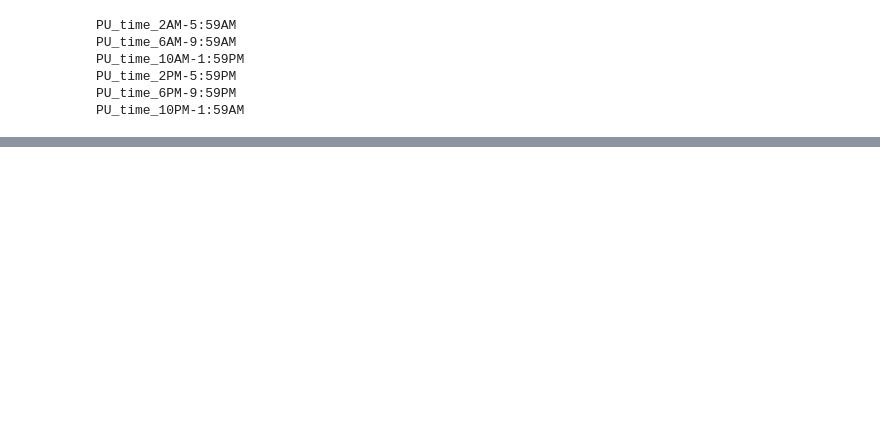
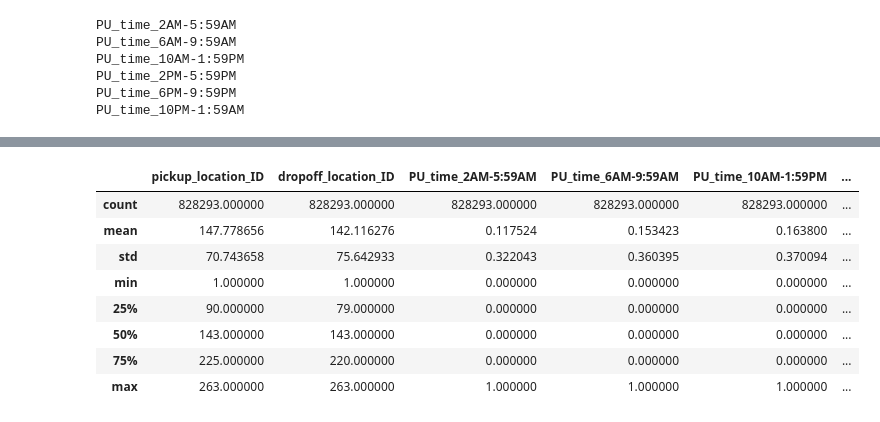
Before and after one commit to nbonaker/TaxiProject, a Jupyter notebook: Fare Prediction/fare_prediction_dataset.ipynb, the cells around one changed output, grey strips where cells are left out. Drawn from its saved outputs; the diff is of its cells as text; code cells hidden in the pictures; blank space fills up the shorter version.

```diff
--- a/Fare Prediction/fare_prediction_dataset.ipynb
+++ b/Fare Prediction/fare_prediction_dataset.ipynb
@@ -114 +179,13 @@ len(trip_avg_fare_DF.index)
+# %%
+trip_avg_fare_DF.describe()
+# %% [output]
+|  | pickup_location_ID | dropoff_location_ID | PU_time_2AM-5:59AM | PU_time_6AM-9:59AM | PU_time_10AM-1:59PM | ... |
+| count | 828293.000000 | 828293.000000 | 828293.000000 | 828293.000000 | 828293.000000 | ... |
+| mean | 147.778656 | 142.116276 | 0.117524 | 0.153423 | 0.163800 | ... |
+| std | 70.743658 | 75.642933 | 0.322043 | 0.360395 | 0.370094 | ... |
+| min | 1.000000 | 1.000000 | 0.000000 | 0.000000 | 0.000000 | ... |
+| 25% | 90.000000 | 79.000000 | 0.000000 | 0.000000 | 0.000000 | ... |
+| 50% | 143.000000 | 143.000000 | 0.000000 | 0.000000 | 0.000000 | ... |
+| 75% | 225.000000 | 220.000000 | 0.000000 | 0.000000 | 0.000000 | ... |
+| max | 263.000000 | 263.000000 | 1.000000 | 1.000000 | 1.000000 | ... |
 # %%
```
Also changed, not shown: parts of 22 cells of this notebook, 3 other files.
